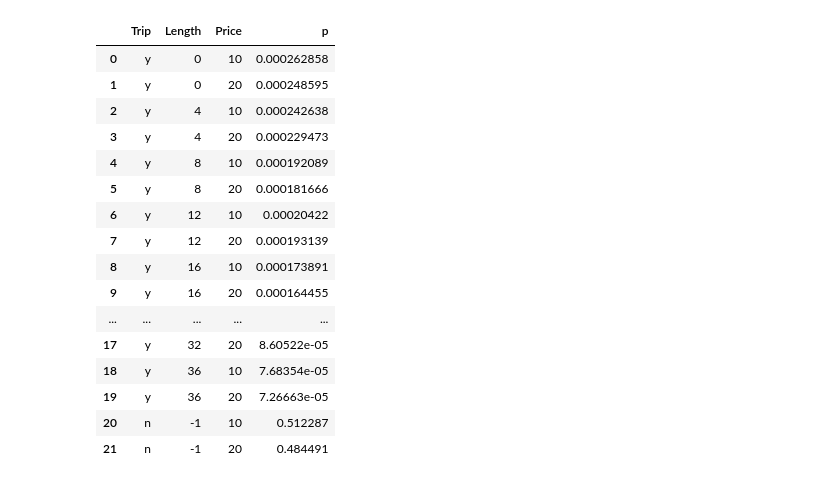
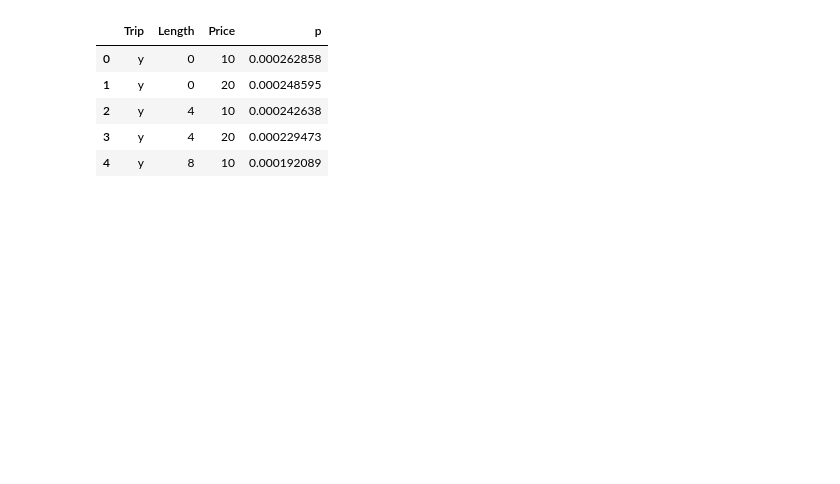
Before and after one commit to thummelt/master-thesis, a Jupyter notebook: code/src/Value_Iteration.ipynb, the cells around one changed output. Saved outputs shown, nothing was run; the diff lists cells and outputs as text; code cells hidden in the pictures; blank space fills up the shorter version.

```diff
--- a/code/src/Value_Iteration.ipynb
+++ b/code/src/Value_Iteration.ipynb
@@ -8,24 +8,13 @@ from modules.probabilities import Probabilities
 # %%
 # Derive Probabilties for transition
 np.random.seed(14)
 prob = Probabilities()
 
-prob.getProbabilities(300)
+prob.getProbabilities(300).head()
 # %% [output]
 |  | Trip | Length | Price | p |
 | 0 | y | 0 | 10 | 0.000262858 |
 | 1 | y | 0 | 20 | 0.000248595 |
 | 2 | y | 4 | 10 | 0.000242638 |
 | 3 | y | 4 | 20 | 0.000229473 |
 | 4 | y | 8 | 10 | 0.000192089 |
-| 5 | y | 8 | 20 | 0.000181666 |
-| 6 | y | 12 | 10 | 0.00020422 |
-| 7 | y | 12 | 20 | 0.000193139 |
-| 8 | y | 16 | 10 | 0.000173891 |
-| 9 | y | 16 | 20 | 0.000164455 |
-| ... | ... | ... | ... | ... |
-| 17 | y | 32 | 20 | 8.60522e-05 |
-| 18 | y | 36 | 10 | 7.68354e-05 |
-| 19 | y | 36 | 20 | 7.26663e-05 |
-| 20 | n | -1 | 10 | 0.512287 |
-| 21 | n | -1 | 20 | 0.484491 |
```
Also changed, not shown: 1 other file.
